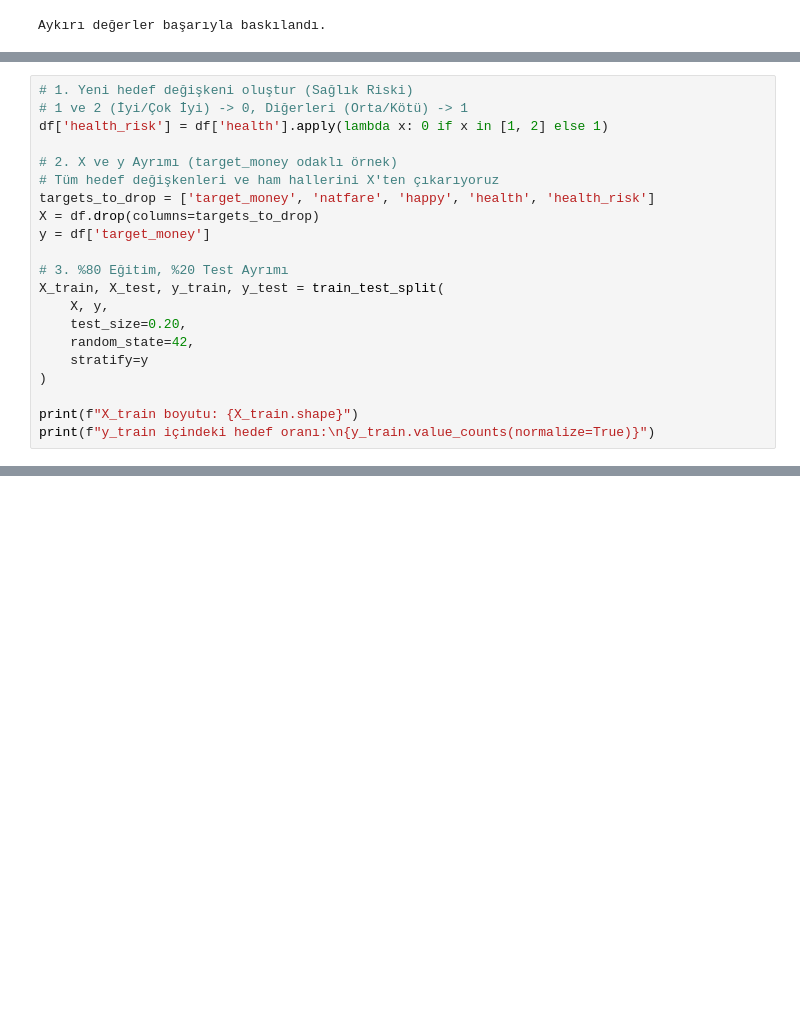
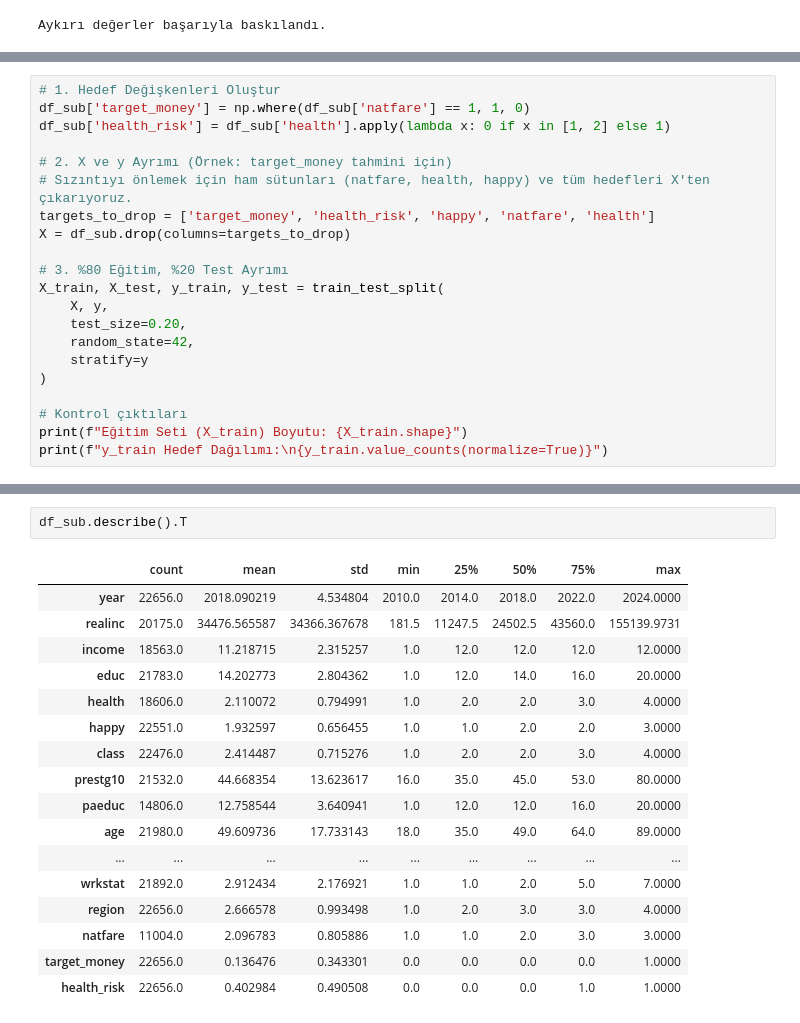
Before and after one commit to betultgumus/ybst-veri-bilimi, a Jupyter notebook: gss/notebooks/01_veri_hazirlama.ipynb, the cells around one changed output, grey strips where cells are left out. Drawn from its saved outputs; the diff is of its cells as text; blank space fills up the shorter version.

```diff
--- a/gss/notebooks/01_veri_hazirlama.ipynb
+++ b/gss/notebooks/01_veri_hazirlama.ipynb
@@ -234,13 +242,12 @@ Name: count, dtype: int64
 # %%
-# 1. Yeni hedef değişkeni oluştur (Sağlık Riski)
-# 1 ve 2 (İyi/Çok İyi) -> 0, Diğerleri (Orta/Kötü) -> 1
-df['health_risk'] = df['health'].apply(lambda x: 0 if x in [1, 2] else 1)
+# 1. Hedef Değişkenleri Oluştur
+df_sub['target_money'] = np.where(df_sub['natfare'] == 1, 1, 0)
+df_sub['health_risk'] = df_sub['health'].apply(lambda x: 0 if x in [1, 2] else 1)
 
-# 2. X ve y Ayrımı (target_money odaklı örnek)
-# Tüm hedef değişkenleri ve ham hallerini X'ten çıkarıyoruz
-targets_to_drop = ['target_money', 'natfare', 'happy', 'health', 'health_risk']
-X = df.drop(columns=targets_to_drop)
-y = df['target_money']
+# 2. X ve y Ayrımı (Örnek: target_money tahmini için)
+# Sızıntıyı önlemek için ham sütunları (natfare, health, happy) ve tüm hedefleri X'ten çıkarıyoruz.
+targets_to_drop = ['target_money', 'health_risk', 'happy', 'natfare', 'health']
+X = df_sub.drop(columns=targets_to_drop)
 
 # 3. %80 Eğitim, %20 Test Ayrımı
 X_train, X_test, y_train, y_test = train_test_split(
@@ -250,6 +257,7 @@ X_train, X_test, y_train, y_test = train_test_split(
     stratify=y
 )
 
-print(f"X_train boyutu: {X_train.shape}")
-print(f"y_train içindeki hedef oranı:\n{y_train.value_counts(normalize=True)}")
+# Kontrol çıktıları
+print(f"Eğitim Seti (X_train) Boyutu: {X_train.shape}")
+print(f"y_train Hedef Dağılımı:\n{y_train.value_counts(normalize=True)}")
 # %% [output]
@@ -261,0 +303,20 @@ Name: proportion, dtype: float64
+# %%
+df_sub.describe().T
+# %% [output]
+|  | count | mean | std | min | 25% | 50% | 75% | max |
+| year | 22656.0 | 2018.090219 | 4.534804 | 2010.0 | 2014.0 | 2018.0 | 2022.0 | 2024.0000 |
+| realinc | 20175.0 | 34476.565587 | 34366.367678 | 181.5 | 11247.5 | 24502.5 | 43560.0 | 155139.9731 |
+| income | 18563.0 | 11.218715 | 2.315257 | 1.0 | 12.0 | 12.0 | 12.0 | 12.0000 |
+| educ | 21783.0 | 14.202773 | 2.804362 | 1.0 | 12.0 | 14.0 | 16.0 | 20.0000 |
+| health | 18606.0 | 2.110072 | 0.794991 | 1.0 | 2.0 | 2.0 | 3.0 | 4.0000 |
+| happy | 22551.0 | 1.932597 | 0.656455 | 1.0 | 1.0 | 2.0 | 2.0 | 3.0000 |
+| class | 22476.0 | 2.414487 | 0.715276 | 1.0 | 2.0 | 2.0 | 3.0 | 4.0000 |
+| prestg10 | 21532.0 | 44.668354 | 13.623617 | 16.0 | 35.0 | 45.0 | 53.0 | 80.0000 |
+| paeduc | 14806.0 | 12.758544 | 3.640941 | 1.0 | 12.0 | 12.0 | 16.0 | 20.0000 |
+| age | 21980.0 | 49.609736 | 17.733143 | 18.0 | 35.0 | 49.0 | 64.0 | 89.0000 |
+| ... | ... | ... | ... | ... | ... | ... | ... | ... |
+| wrkstat | 21892.0 | 2.912434 | 2.176921 | 1.0 | 1.0 | 2.0 | 5.0 | 7.0000 |
+| region | 22656.0 | 2.666578 | 0.993498 | 1.0 | 2.0 | 3.0 | 3.0 | 4.0000 |
+| natfare | 11004.0 | 2.096783 | 0.805886 | 1.0 | 1.0 | 2.0 | 3.0 | 3.0000 |
+| target_money | 22656.0 | 0.136476 | 0.343301 | 0.0 | 0.0 | 0.0 | 0.0 | 1.0000 |
+| health_risk | 22656.0 | 0.402984 | 0.490508 | 0.0 | 0.0 | 0.0 | 1.0 | 1.0000 |
```
Also changed, not shown: parts of 17 cells of this notebook.
